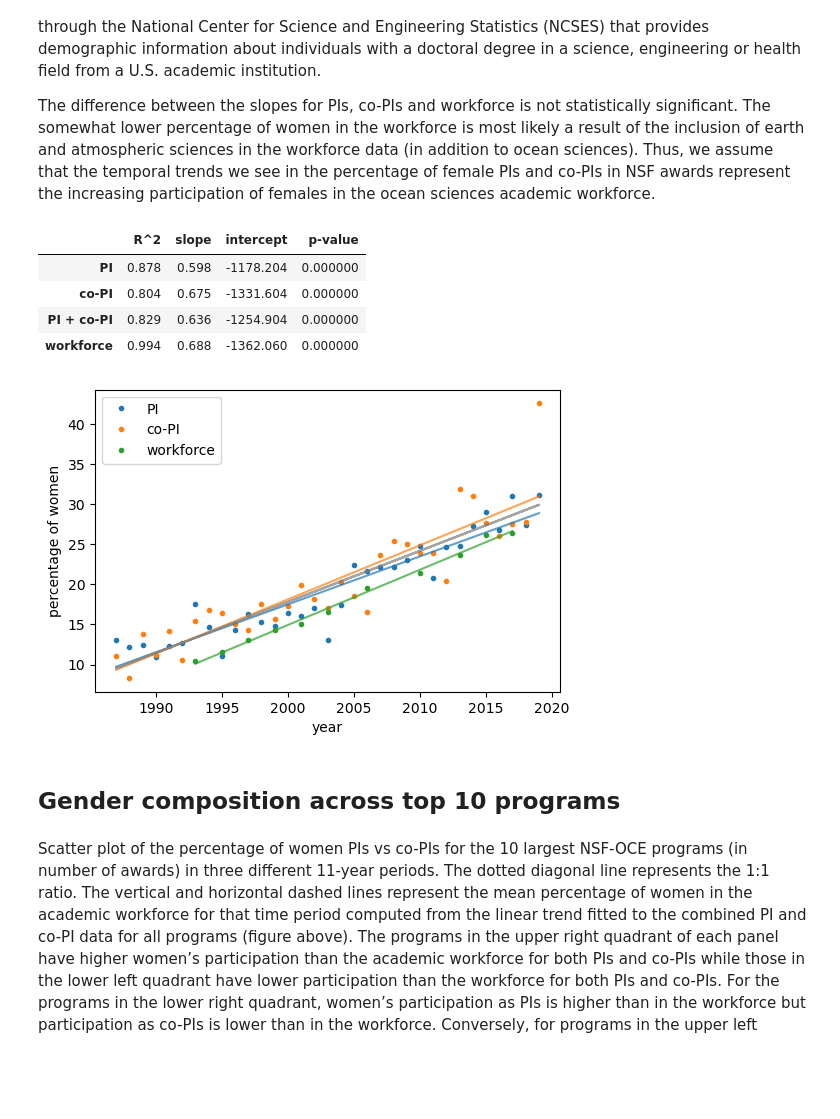
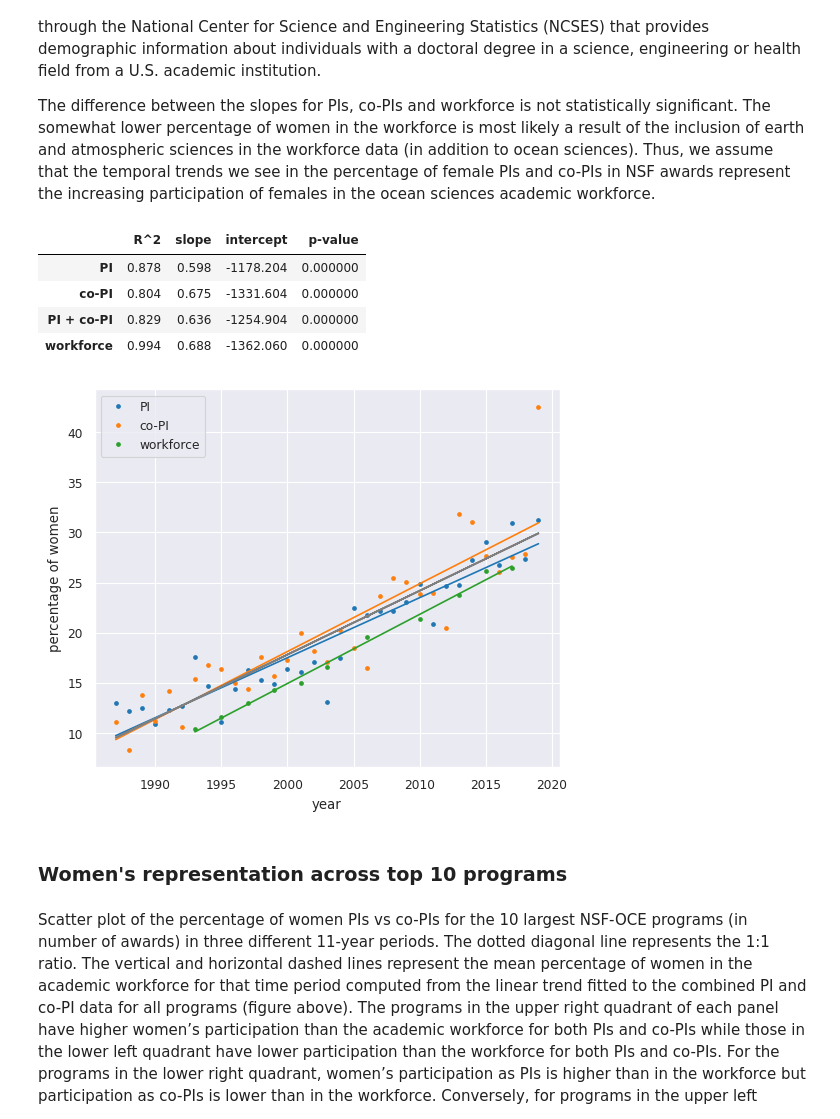
Before and after one commit to idlima/nsf-oce-gender, a Jupyter notebook: manuscript_figures.ipynb, the cells around one changed output. Saved outputs shown, nothing was run; the diff lists cells and outputs as text; code cells hidden in the pictures; blank space fills up the shorter version.

Commit message:
Added more diagnostic plots.

```diff
--- a/manuscript_figures.ipynb
+++ b/manuscript_figures.ipynb
@@ -16,7 +16,12 @@ Last updated on Thu Mar 11 16:58:19 2021
 # %%
+import seaborn as sns
+sns.set_theme()
+sns.set_context('paper')
+sns.set_palette('tab10')
 warnings.filterwarnings('ignore')
 plt.rcParams['figure.dpi'] = 100
 pd.options.display.max_columns = 30
+dpi = 600
 # %% [markdown]
 ## Read NSF-OCE award data
 # %%
@@ -27,6 +32,8 @@ data_types = {'Abstract':'string', 'Title':'string', 'Programs':'string', 'PI':'
 awards = pd.read_csv('results/awards_1985-2020_clean_edited_grouped_gender_topic.csv', index_col=0,
                      parse_dates=[4,5], dtype=data_types)
 awards['year'] = awards.StartDate.dt.year
+awards.loc[awards.program=='DATA NOT AVAILABLE','program'] = np.nan
+awards['co-PI_female_pct'] = awards['co-PI_female_frac'] * 100
 
 npzfile = np.load('results/NMF_TSNE.npz')
 topic_names    = npzfile['topic_names']
@@ -63,41 +72,42 @@ df_combined = df_combined.rename(columns={'index':'year'})
 
 f_error = lambda x: 1.96 * x.std()/np.sqrt(x.size)
 error = awards.groupby(awards.StartDate.dt.year)['co-PI_female_frac'].apply(f_error)
+alpha = 1
 
 def linreg(x, y):
     X = sm.add_constant(x)
     lreg = sm.OLS(y,X).fit()
     return lreg, X
 
-fig, ax = plt.subplots()
-
+fig, ax = plt.subplots(figsize=(6,5))
 _ = female_pct.PI.plot(ax=ax, style='C0.')
 _ = female_pct['co-PI'].plot(ax=ax, style='C1.')
 _ = workforce.plot(x='year', y='female_pct', ax=ax, style='C2.', legend=False)
 _ = ax.set(ylabel='percentage of women')
 _ = ax.legend(['PI','co-PI','workforce'])
 
 params = []
 for x, y, s in zip([female_pct.index, female_pct.index, df_combined.year, workforce.year],
                    [female_pct.PI, female_pct['co-PI'], df_combined.female, workforce.female_pct],['C0-','C1-','C7-','C2-']):
     reg, X = linreg(x, y)
     params.append([reg.rsquared,reg.params[1],reg.params[0],reg.pvalues[1]])
-    _ = ax.plot(x, reg.predict(X), s, alpha=0.7)
+    _ = ax.plot(x, reg.predict(X), s, alpha=alpha)
 
-fig.savefig('figures/pi_copi_workforce_regress.png',dpi=300,bbox_inches='tight')
+# sns.despine(ax=ax,left=True, bottom=True)
+fig.savefig('figures/pi_copi_workforce_regress.png',dpi=dpi,bbox_inches='tight')
 
 lr_stats = pd.DataFrame(np.array(params), index=['PI','co-PI','PI + co-PI','workforce'],
                         columns=['R^2','slope','intercept','p-value'])
 lr_stats.style.format('{:.3f}', subset=['R^2','slope','intercept'])
 # %% [output]
 |  | R^2 | slope | intercept | p-value |
 | PI | 0.878 | 0.598 | -1178.204 | 0.000000 |
 | co-PI | 0.804 | 0.675 | -1331.604 | 0.000000 |
 | PI + co-PI | 0.829 | 0.636 | -1254.904 | 0.000000 |
 | workforce | 0.994 | 0.688 | -1362.060 | 0.000000 |
-[figure, old version]
+[figure, new version]
 # %% [markdown]
-## Gender composition across top 10 programs
+### Women's representation across top 10 programs
 # %% [markdown]
 Scatter plot of the percentage of women PIs vs co-PIs for the 10 largest NSF-OCE programs (in number of awards) in three different 11-year periods. The dotted diagonal line represents the 1:1 ratio. The vertical and horizontal dashed lines represent the mean percentage of women in the academic workforce for that time period computed from the linear trend fitted to the combined PI and co-PI data for all programs (figure above). The programs in the upper right quadrant of each panel have higher women’s participation than the academic workforce for both PIs and co-PIs while those in the lower left quadrant have lower participation than the workforce for both PIs and co-PIs. For the programs in the lower right quadrant, women’s participation as PIs is higher than in the workforce but participation as co-PIs is lower than in the workforce. Conversely, for programs in the upper left quadrant, women’s participation as co-PIs is higher than in the workforce but participation as PIs is lower than in the workforce. The marker color represents the ratio between the percentage of awards allocated by women PIs and men PIs to that program. A ratio greater than one means that women PIs apportion a higher proportion of their awards to that program than men do, and vice-versa. The table below shows the numbers plotted in the figure.
 # %%
```
Also changed, not shown: parts of 32 cells of this notebook, 1 other file.
